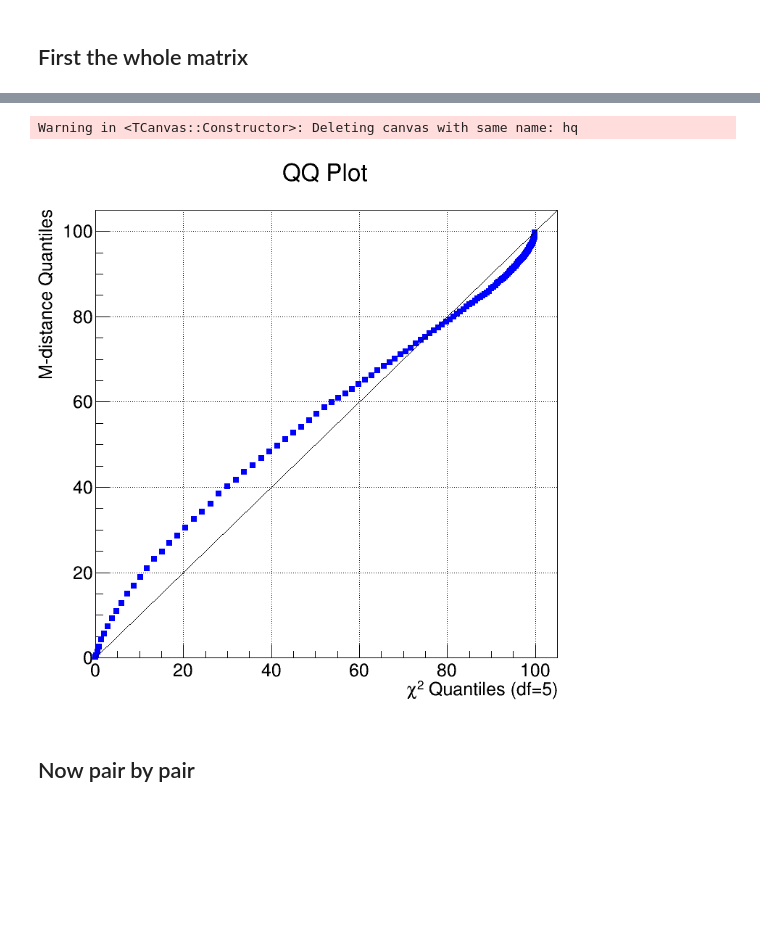
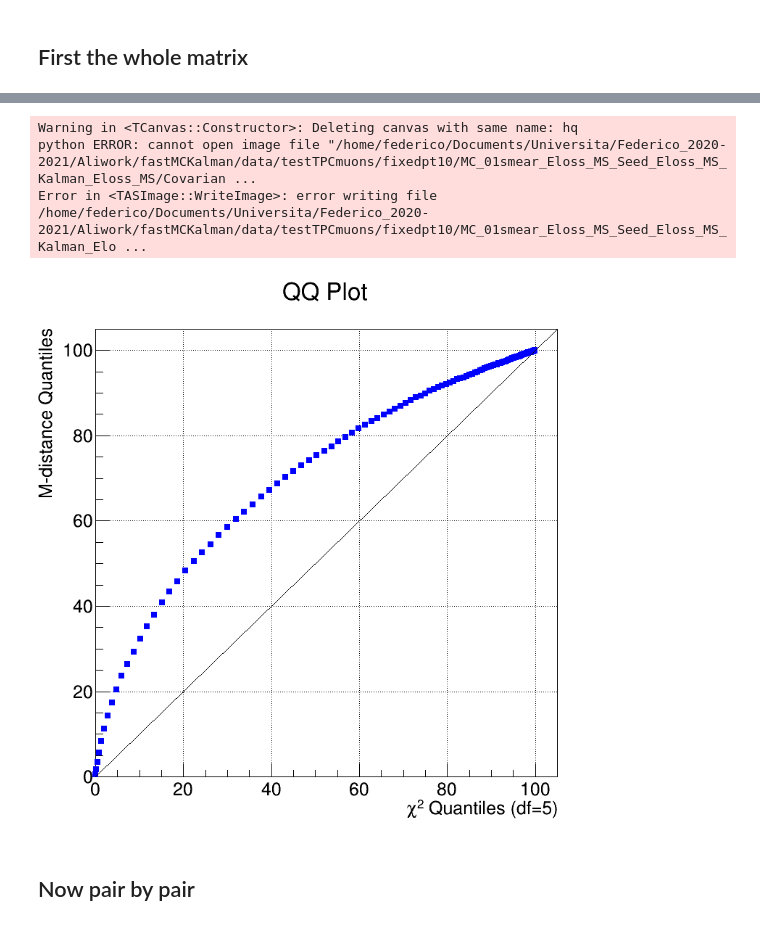
Before and after one commit to Trenchcoat95/fastMCKalmanOptTesting, a Jupyter notebook: fastMCKalman/MC/fastMCKalmanMdistanceSeed.ipynb, the cells around one changed output, grey strips where cells are left out. Drawn from its saved outputs; the diff is of its cells as text; code cells hidden in the pictures; blank space fills up the shorter version.

```diff
--- a/fastMCKalman/MC/fastMCKalmanMdistanceSeed.ipynb
+++ b/fastMCKalman/MC/fastMCKalmanMdistanceSeed.ipynb
@@ -9,8 +9,8 @@ from scipy.stats import chi2
 from ROOT import TVectorD, TMatrix, TMath, TVector3, TGraphErrors, TFile, TTree, gRandom, gPad, gROOT, gVirtualX, kTRUE, kRed, TProfile, gStyle,  TFile, gSystem
 from fastSimulation import *
 # %%
-folder="${fastMCKalman}/data/testTPCmuons/fixedpt15/MC_00005smear_noEloss_noMS_Seed_noEloss_noMS_Kalman_noEloss_noMS/"
-foldercheck="${fastMCKalman}/data/testTPCmuons/fixedpt15/MC_00005smear_noEloss_noMS_Seed_noEloss_noMS_Kalman_noEloss_noMS/Covariance/"
+folder="${fastMCKalman}/data/testTPCmuons/fixedpt10/MC_01smear_Eloss_MS_Seed_Eloss_MS_Kalman_Eloss_MS/"
+foldercheck=folder+"Covariance/"
 #folder="/home/federico/Documents/Universita/Federico_2020-2021/Aliwork/fastMCKalman/data/testTPCSA/"
 inputData = folder+"fastParticle.list"
 ROOT.initTreeFast(inputData)
@@ -150,34 +151,38 @@ M_distance = array('d')
 chi2_quant = array('d')
 
 for b in range (1,hDistance.GetNbinsX()+1):
     edge = hDistance.GetBinLowEdge(b+1)
     quant = chi2.cdf(edge, 5) * 100
     integ = hDistance.Integral(1,b) / hDistance.GetEntries() * 100
     chi2_quant.append(quant)
     M_distance.append(integ)
 
 QQ_graph = ROOT.TGraph(len(chi2_quant),chi2_quant,M_distance)
 
 hq = ROOT.TCanvas("hq","hq",800,800)
 hq.SetGrid()
 QQ_graph.SetTitle("QQ Plot;#chi^{2} Quantiles (df=5);M-distance Quantiles")
 QQ_graph.SetMarkerColor(4)
 QQ_graph.SetMarkerSize(1)
 QQ_graph.SetMarkerStyle(21)
 QQ_graph.GetXaxis().SetLimits(0.,105.)                 # along X
 QQ_graph.GetHistogram().SetMaximum(105.)   # along
 QQ_graph.GetHistogram().SetMinimum(0.)  #   Y
 #fchi2.Draw()
 l = ROOT.TLine(0.0,0.0,105,105)
 
 QQ_graph.Draw("AP")
 l.Draw("same")
 
 
 hq.Draw()
+save=foldercheck+"QQplot"+".png"
+hq.Print(save)
 # %% [output]
 Warning in <TCanvas::Constructor>: Deleting canvas with same name: hq
+python ERROR: cannot open image file "/home/federico/Documents/Universita/Federico_2020-2021/Aliwork/fastMCKalman/data/testTPCmuons/fixedpt10/MC_01smear_Eloss_MS_Seed_Eloss_MS_Kalman_Eloss_MS/Covarian ...
+Error in <TASImage::WriteImage>: error writing file /home/federico/Documents/Universita/Federico_2020-2021/Aliwork/fastMCKalman/data/testTPCmuons/fixedpt10/MC_01smear_Eloss_MS_Seed_Eloss_MS_Kalman_Elo ...
-[figure, old version]
+[figure, new version]
 # %% [markdown]
 ## Now pair by pair
 # %%
```
Also changed, not shown: parts of 5 cells of this notebook, 7 other files.
